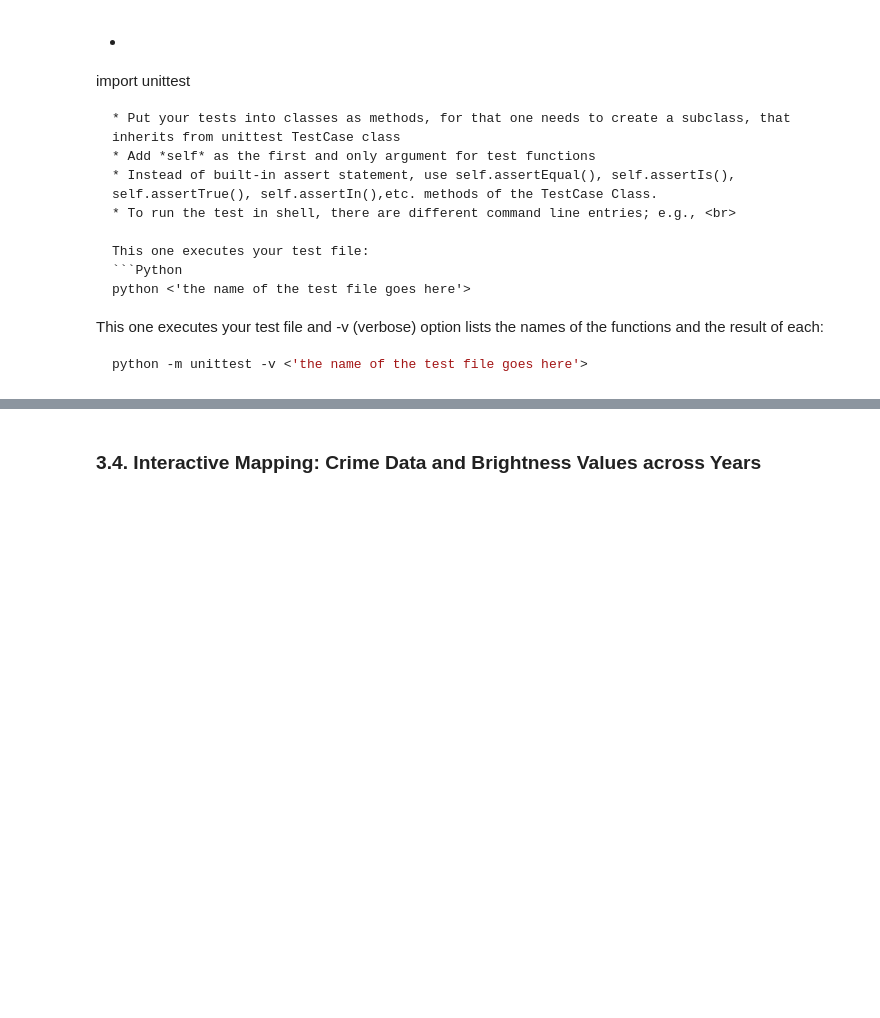
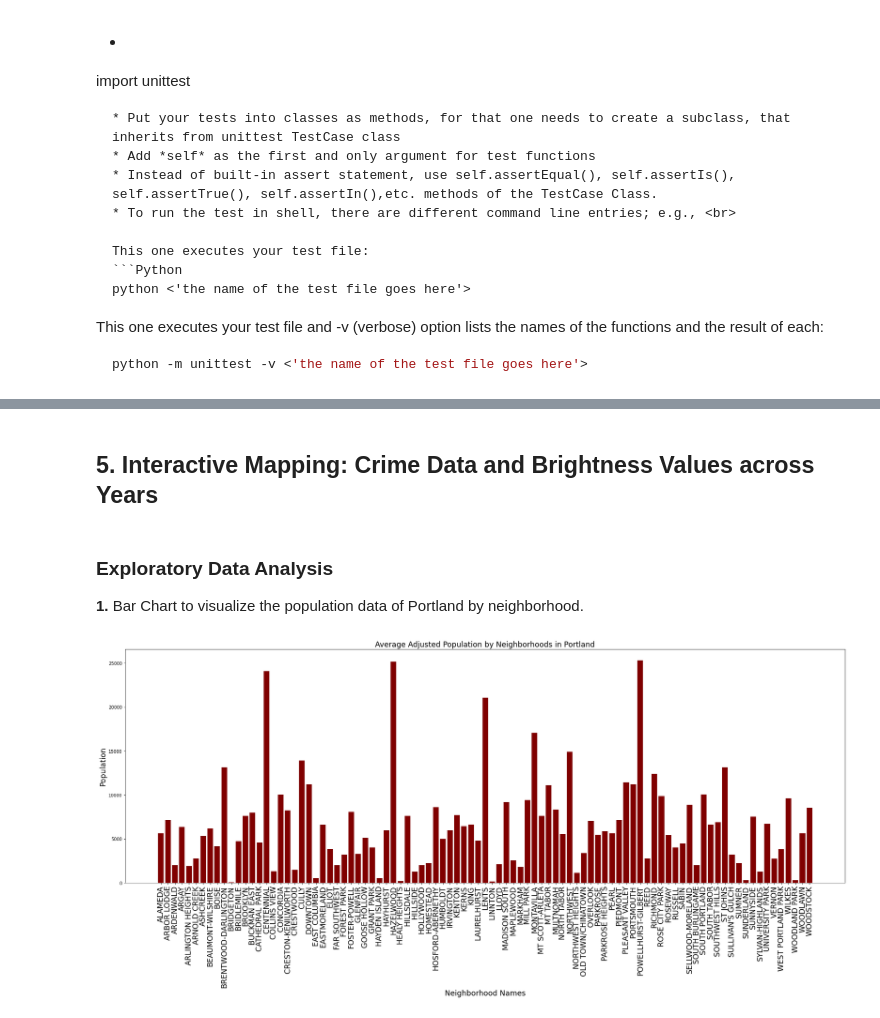
Before and after one commit to Abraham-newbie/Predicting_Crime_From_Space, a Jupyter notebook: project_sv.ipynb, the cells around one changed output, grey strips where cells are left out. Cells and saved outputs as stored; diff of their text form; code cells hidden in the pictures; blank space fills up the shorter version.

Commit message:
Added interactive maps; e.g, bar charts, maps, and choloropeth maps

```diff
--- a/project_sv.ipynb
+++ b/project_sv.ipynb
@@ -350,0 +352,22 @@ OK
+# %%
+import data_wrangling as dw
+# Crime Data for the years 2015 - 2021
+df_matched1 = pd.read_csv("Crime_Data\CrimeData-2021.csv")
+df_matched2 = pd.read_csv("Crime_Data\CrimeData-2020.csv")
+df_matched3 = pd.read_csv("Crime_Data\CrimeData-2019.csv")
+df_matched4 = pd.read_csv("Crime_Data\CrimeData-2018.csv")
+df_matched5 = pd.read_csv("Crime_Data\CrimeData-2017.csv")
+df_matched6 = pd.read_csv("Crime_Data\CrimeData-2016.csv")
+df_matched7 = pd.read_csv("Crime_Data\CrimeData-2015.csv")
+
+# Concat them all
+dataframes = [df_matched1, df_matched2, df_matched3, df_matched4, df_matched5, df_matched6, df_matched7]
+df_concatted = dw.drop_nan_and_uncommon_and_concat(dataframes = dataframes)
+
+# Match and merge with brightness_index - for the Offenses that occurred in the night/ daytime/or both
+df_matched = dw.matching_names(df1 = df_concatted,
+                               df2 = brightness_index,
+                               c1 = "Neighborhood",
+                               c2 = "Names of Places")
+df_merged = dw.merge(df_index = brightness_index, df_matched = df_matched, type = "night")
+df_with_controls = dw.add_controls(df_merged = df_merged)
@@ -351,2 +385,2 @@ OK
 # %% [markdown]
-### 3.4. Interactive Mapping: Crime Data and Brightness Values across Years <a class="anchor" id="mapping"></a>
+## 5. Interactive Mapping: Crime Data and Brightness Values across Years <a class="anchor" id="mapping"></a>
@@ -352,0 +394,25 @@ OK
+# %% [markdown]
+### Exploratory Data Analysis
+
+**1.** Bar Chart to visualize the population data of Portland by neighborhood.
+# %%
+# Create a new column - Year
+df_with_controls["Year"] = df_with_controls.OccurMonth_Year.astype(str).str[:-3]
+# Group by the dataset by Neighborhood and Year, and average the population for the years 2015 to 2021 by Neighborhood
+average_adj_pop_by_neighborhood = df_with_controls.groupby(["Neighborhood", "Year"])["adj_popn"].mean().reset_index()
+
+# Create the figure
+fig = plt.figure(figsize = (30, 10))
+x = average_adj_pop_by_neighborhood[average_adj_pop_by_neighborhood["Year"] == "2015"]["Neighborhood"]
+y = average_adj_pop_by_neighborhood[average_adj_pop_by_neighborhood["Year"] == "2015"]["adj_popn"]
+
+# creating the bar plot
+plt.bar(x, y, color ='maroon')
+
+plt.xlabel("Neighborhood Names", fontsize = "xx-large")
+plt.ylabel("Population", fontsize = "xx-large")
+plt.title("Average Adjusted Population by Neighborhoods in Portland", fontsize = "xx-large")
+plt.xticks(rotation = 90, fontsize = "xx-large")
+plt.show()
+# %% [output]
+[figure, added]
```
Also changed, not shown: parts of 17 cells of this notebook.
